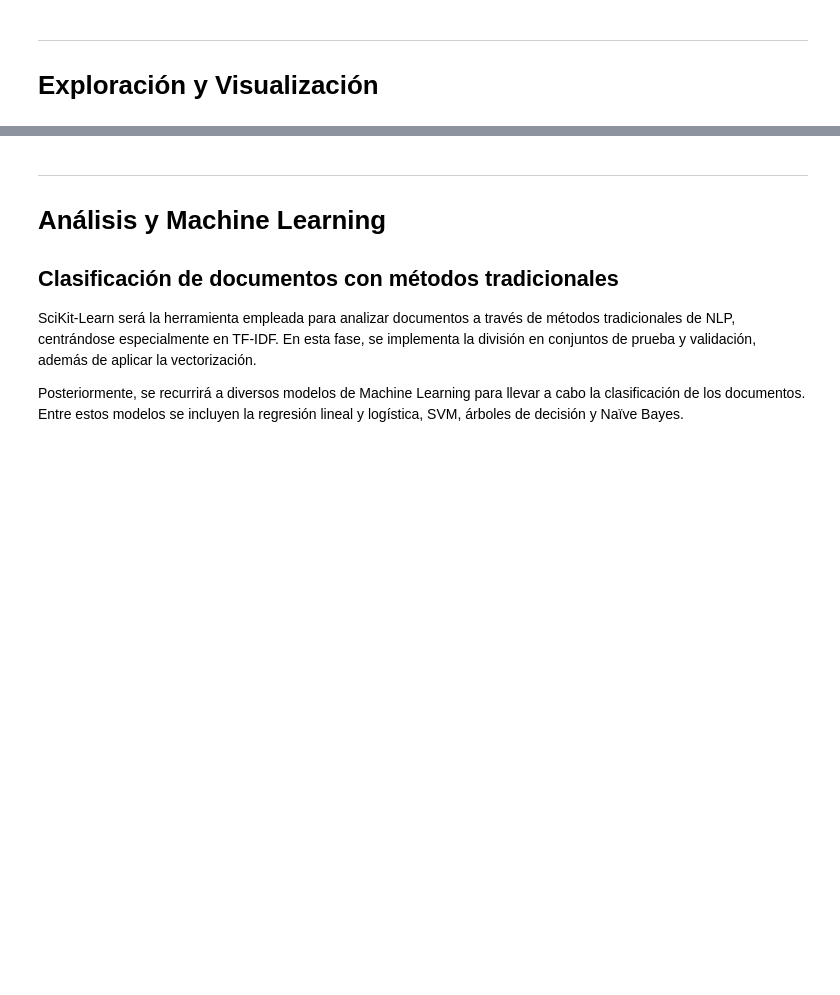
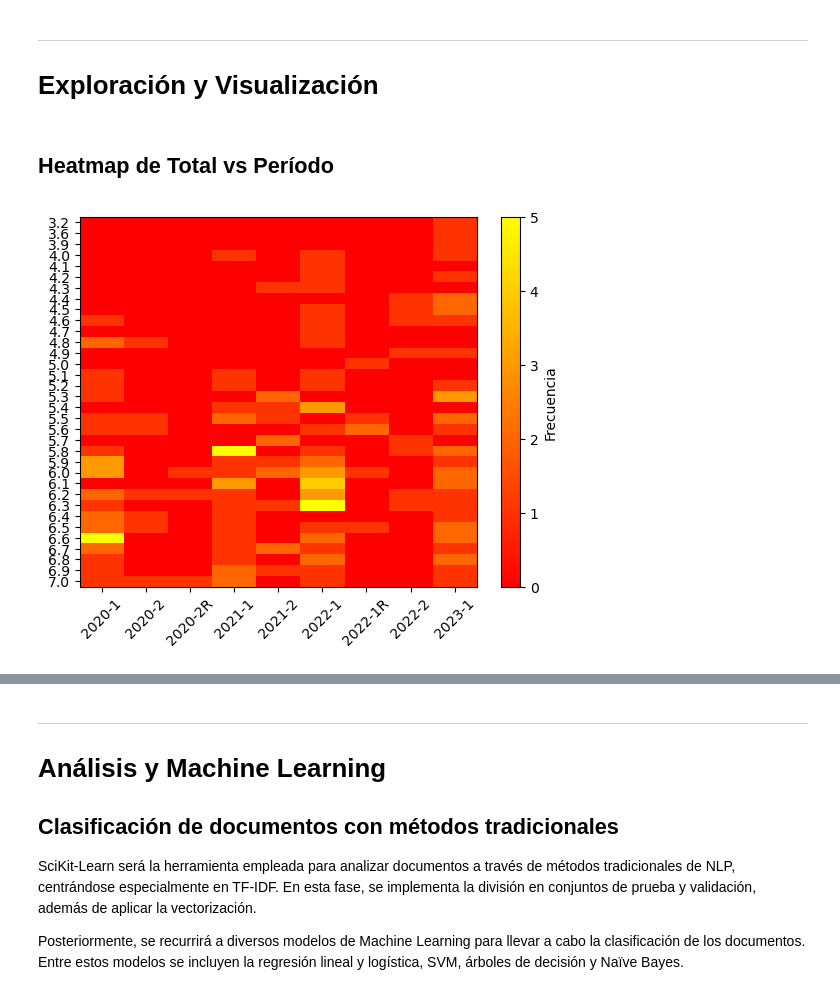
Before and after one commit to Jose64141/proyecto-intro-data-science, a Jupyter notebook: Proyecto_Jorge.ipynb, the cells around one changed output, grey strips where cells are left out. Saved outputs shown, nothing was run; the diff lists cells and outputs as text; code cells hidden in the pictures; blank space fills up the shorter version.

Commit message:
refactor: edited charts

```diff
--- a/Proyecto_Jorge.ipynb
+++ b/Proyecto_Jorge.ipynb
@@ -148,6 +167,8 @@ for id in dataset["id"]:
     document_text = chr(12).join([page.get_text() for page in pdf_file])
     documents.append(document_text)
 
+vdf = dataset.copy()
+
 dataset.insert(loc=2, column="documents", value=documents)
 
 text_labeled_dataset = dataset.copy()
@@ -158,3 +179,27 @@ dataset.loc[:, grades_columns] = dataset.loc[:, grades_columns].apply(lambda s:
 ---
 
 # Exploración y Visualización
+# %%
+ESTRUCTURA_COLUMN = 'estructura'
+ESCRITURA_COLUMN = 'escritura'
+CONTENIDO_COLUMN = 'contenido'
+CONCLUSIONES_COLUMN = 'conclusiones'
+CONOCIMIENTO_COLUMN = 'conocimiento'
+RELEVANCIA_COLUMN = 'relevancia'
+TOTAL_COLUMN = 'total'
+PERIODO_COLUMN = 'periodo'
+ID_COLUMN = 'id'
+# %% [markdown]
+## Heatmap de Total vs Período
+# %%
+hmap_vdf = vdf.copy()
+
+heatmap_data = hmap_vdf.pivot_table(index='total', columns=PERIODO_COLUMN, aggfunc='size', fill_value=0)
+
+plt.imshow(heatmap_data, cmap='autumn', aspect='auto')
+plt.xticks(np.arange(len(heatmap_data.columns)), heatmap_data.columns, rotation=45)
+plt.yticks(np.arange(len(heatmap_data.index)), heatmap_data.index)
+plt.colorbar(label='Frecuencia')
+plt.show()
+# %% [output]
+[figure, added]
```
Also changed, not shown: parts of 4 cells of this notebook.
